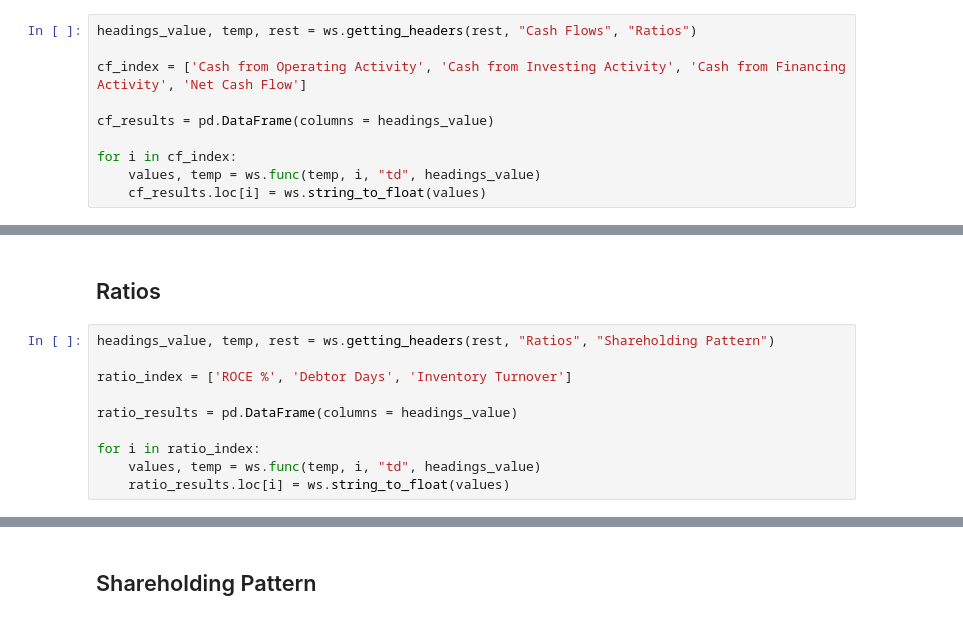
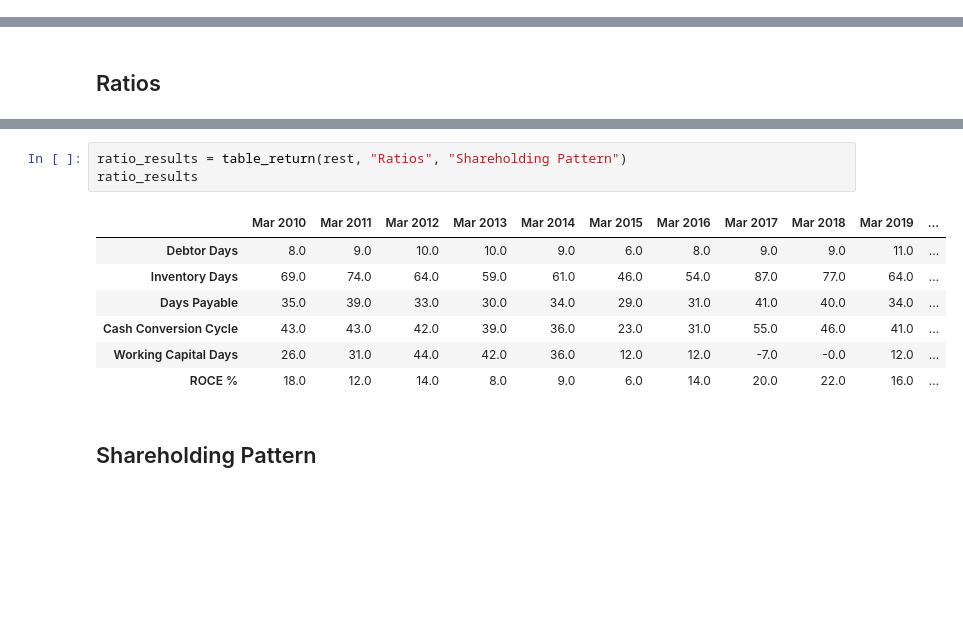
Before and after one commit to ml-nest/passion_projects, a Jupyter notebook: Modelling-Stock-Prices-Using-FR/notebook.ipynb, the cells around one changed output, grey strips where cells are left out. Cells and saved outputs as stored; diff of their text form; blank space fills up the shorter version.

```diff
--- a/Modelling-Stock-Prices-Using-FR/notebook.ipynb
+++ b/Modelling-Stock-Prices-Using-FR/notebook.ipynb
@@ -111,12 +109,2 @@ bs_results
 # %% [markdown]
 ## Cash Flows
-# %%
-headings_value, temp, rest = ws.getting_headers(rest, "Cash Flows", "Ratios")
-
-cf_index = ['Cash from Operating Activity', 'Cash from Investing Activity', 'Cash from Financing Activity', 'Net Cash Flow']
-
-cf_results = pd.DataFrame(columns = headings_value)
-
-for i in cf_index:
-    values, temp = ws.func(temp, i, "td", headings_value)
-    cf_results.loc[i] = ws.string_to_float(values)
@@ -131,12 +120,2 @@ cf_results
 # %% [markdown]
 ## Ratios
-# %%
-headings_value, temp, rest = ws.getting_headers(rest, "Ratios", "Shareholding Pattern")
-
-ratio_index = ['ROCE %', 'Debtor Days', 'Inventory Turnover']
-
-ratio_results = pd.DataFrame(columns = headings_value)
-
-for i in ratio_index:
-    values, temp = ws.func(temp, i, "td", headings_value)
-    ratio_results.loc[i] = ws.string_to_float(values)
@@ -150,2 +122,13 @@ ratio_results
+# %%
+ratio_results = table_return(rest, "Ratios", "Shareholding Pattern")
+ratio_results
+# %% [output]
+|  | Mar 2010 | Mar 2011 | Mar 2012 | Mar 2013 | Mar 2014 | Mar 2015 | Mar 2016 | Mar 2017 | Mar 2018 | Mar 2019 | ... |
+| Debtor Days | 8.0 | 9.0 | 10.0 | 10.0 | 9.0 | 6.0 | 8.0 | 9.0 | 9.0 | 11.0 | ... |
+| Inventory Days | 69.0 | 74.0 | 64.0 | 59.0 | 61.0 | 46.0 | 54.0 | 87.0 | 77.0 | 64.0 | ... |
+| Days Payable | 35.0 | 39.0 | 33.0 | 30.0 | 34.0 | 29.0 | 31.0 | 41.0 | 40.0 | 34.0 | ... |
+| Cash Conversion Cycle | 43.0 | 43.0 | 42.0 | 39.0 | 36.0 | 23.0 | 31.0 | 55.0 | 46.0 | 41.0 | ... |
+| Working Capital Days | 26.0 | 31.0 | 44.0 | 42.0 | 36.0 | 12.0 | 12.0 | -7.0 | -0.0 | 12.0 | ... |
+| ROCE % | 18.0 | 12.0 | 14.0 | 8.0 | 9.0 | 6.0 | 14.0 | 20.0 | 22.0 | 16.0 | ... |
 # %% [markdown]
 ## Shareholding Pattern
```
Also changed, not shown: parts of 16 cells of this notebook.
